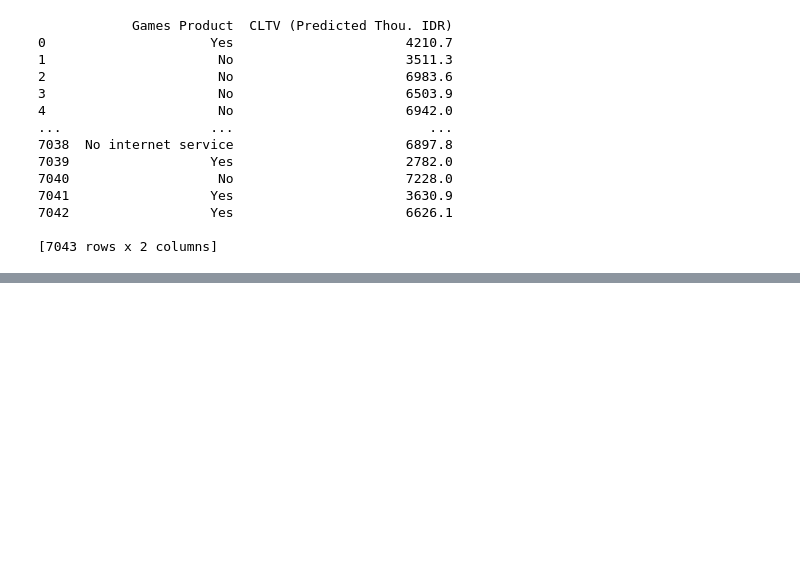
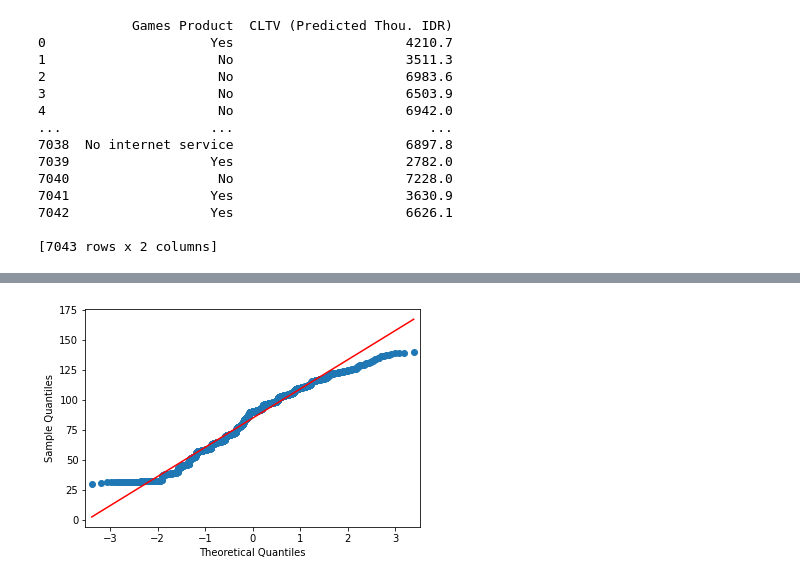
Before and after one commit to maulairfani/customer-churn, a Jupyter notebook: product_usage_analysis.ipynb, the cells around one changed output, grey strips where cells are left out. Saved outputs shown, nothing was run; the diff lists cells and outputs as text; code cells hidden in the pictures; blank space fills up the shorter version.

Commit message:
Product usage done tinggal rapihin

```diff
--- a/product_usage_analysis.ipynb
+++ b/product_usage_analysis.ipynb
@@ -199,0 +284,15 @@ print(df[["Games Product", "CLTV (Predicted Thou. IDR)"]])
+# %%
+product = "Video Product"
+cltv = "CLTV (Predicted Thou. IDR)"
+
+groups = dict()
+labels = list()
+for key in df[product].unique():
+    groups[key] = df[df[product] == key][cltv].values
+    labels.extend([key]*len(groups[key]))
+data = np.concatenate(list(groups.values()))
+
+f_statistic, p_value = stats.f_oneway(*groups.values())
+
+print("F-statistic:", f_statistic)
+print("p-value:", p_value)
@@ -199,0 +465,18 @@ print(df[["Games Product", "CLTV (Predicted Thou. IDR)"]])
+# %%
+df = pd.read_excel("data/Telco_customer_churn_adapted_v2.xlsx")
+
+product = "Games Product"
+cltv = "CLTV (Predicted Thou. IDR)"
+
+groups = dict()
+labels = list()
+for key in df[product].unique():
+    groups[key] = df[df[product] == key][cltv].values
+    labels.extend([key]*len(groups[key]))
+data = np.concatenate(list(groups.values()))
+
+# ANOVA one-way
+f_statistic, p_value = stats.f_oneway(*groups.values())
+
+print("F-statistic:", f_statistic)
+print("p-value:", p_value)
@@ -199,0 +573,12 @@ print(df[["Games Product", "CLTV (Predicted Thou. IDR)"]])
+# %%
+import statsmodels.api as sm
+import pylab
+
+# Data contoh
+# data = np.random.normal(0, 1, 1000)
+
+# Buat plot probabilitas normal
+sm.qqplot(groups["No"], line='s')
+pylab.show()
+# %% [output]
+[figure, added]
```
Also changed, not shown: parts of 29 cells of this notebook, 2 other files.
